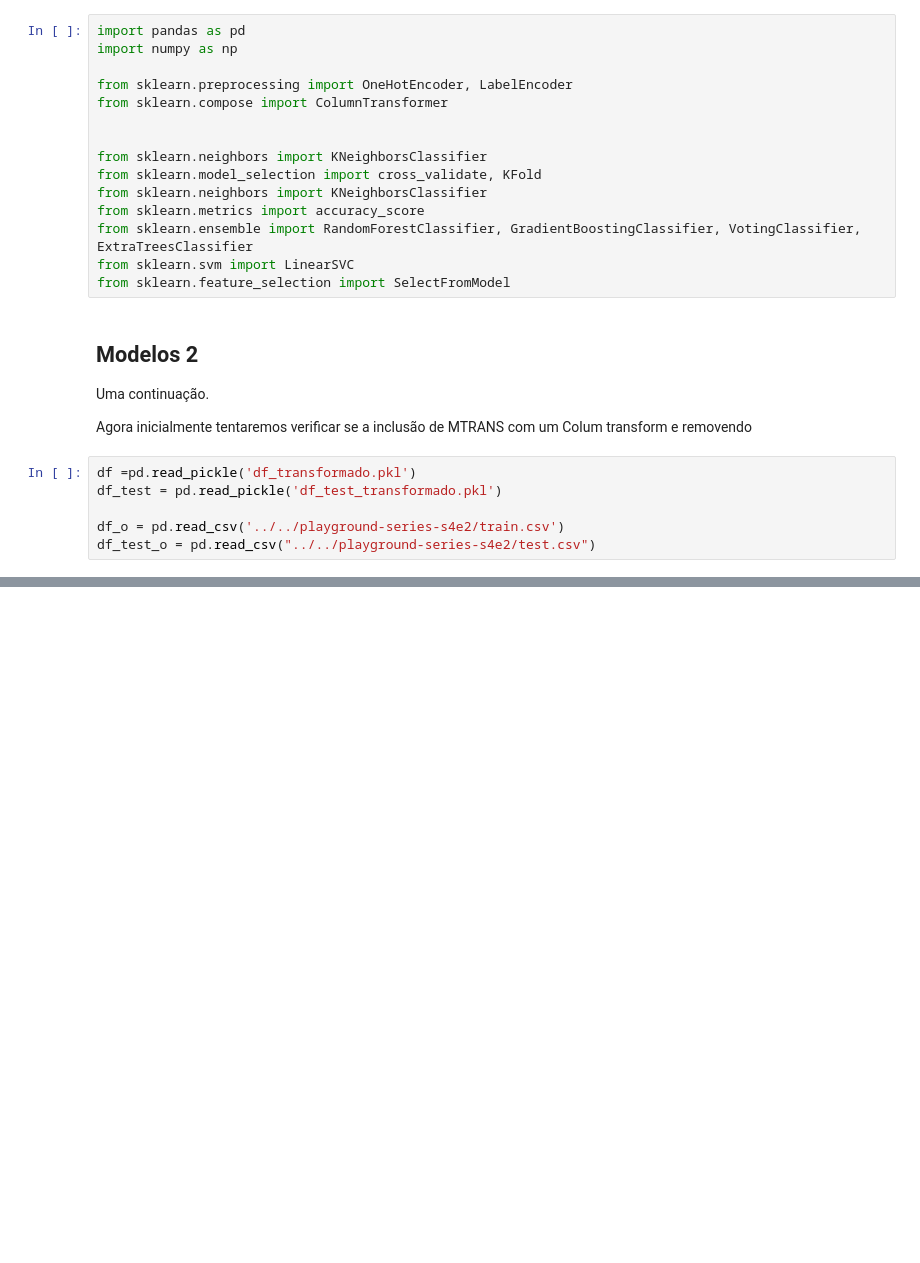
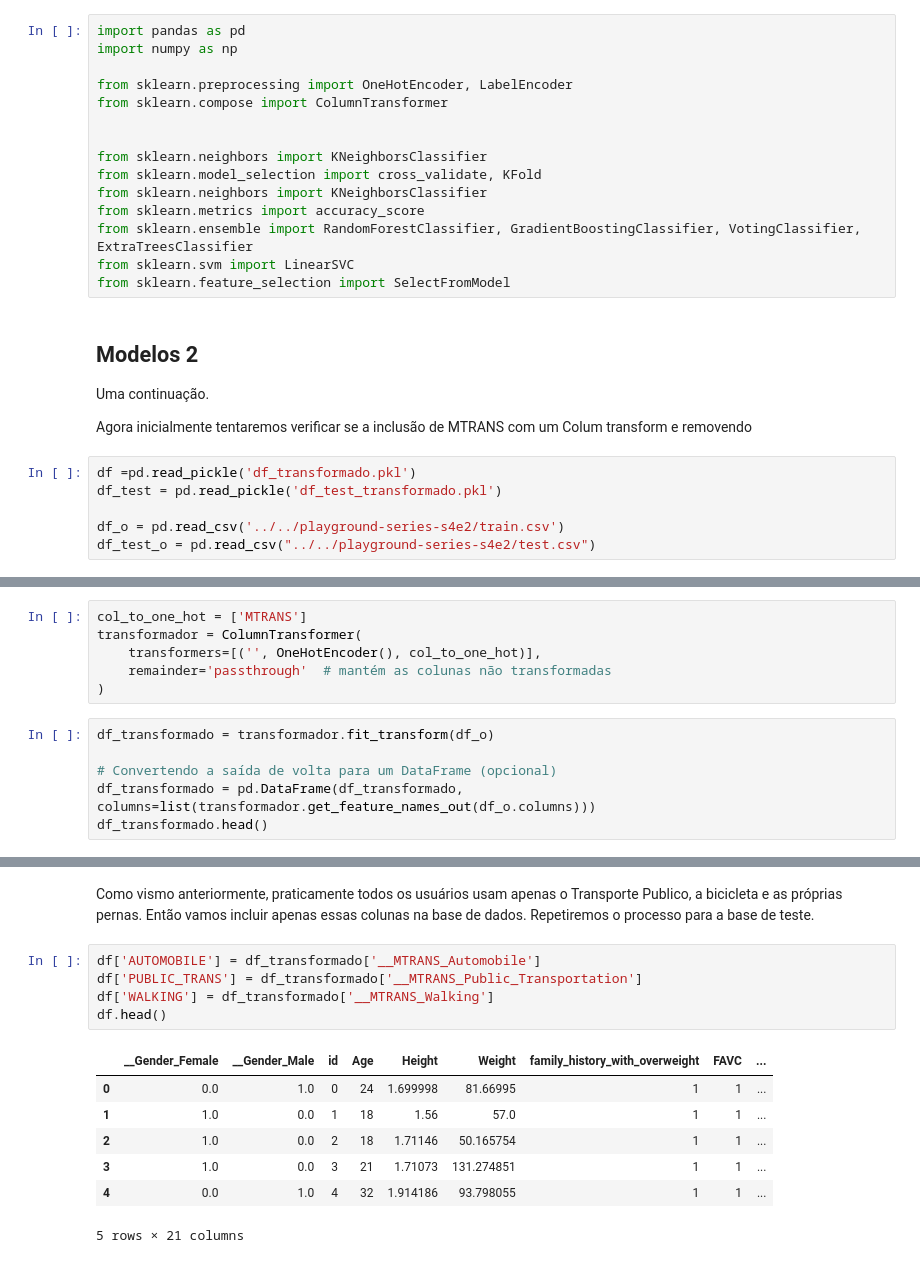
Before and after one commit to laraesquivel/exa864_obsety_risk, a Jupyter notebook: EXA/exploration/models2.ipynb, the cells around one changed output, grey strips where cells are left out. Saved outputs shown, nothing was run; the diff lists cells and outputs as text; blank space fills up the shorter version.

```diff
--- a/EXA/exploration/models2.ipynb
+++ b/EXA/exploration/models2.ipynb
@@ -29,0 +32,12 @@ test
+# %%
+col_to_one_hot = ['MTRANS']
+transformador = ColumnTransformer(
+    transformers=[('', OneHotEncoder(), col_to_one_hot)],
+    remainder='passthrough'  # mantém as colunas não transformadas
+)
+# %%
+df_transformado = transformador.fit_transform(df_o)
+
+# Convertendo a saída de volta para um DataFrame (opcional)
+df_transformado = pd.DataFrame(df_transformado, columns=list(transformador.get_feature_names_out(df_o.columns)))
+df_transformado.head()
@@ -29,0 +52,15 @@ test
+# %% [markdown]
+Como vismo anteriormente, praticamente todos os usuários usam apenas o Transporte Publico, a bicicleta e as próprias pernas. Então vamos incluir apenas essas colunas na base de dados. Repetiremos o processo para a base de teste.
+# %%
+df['AUTOMOBILE'] = df_transformado['__MTRANS_Automobile']
+df['PUBLIC_TRANS'] = df_transformado['__MTRANS_Public_Transportation']
+df['WALKING'] = df_transformado['__MTRANS_Walking']
+df.head()
+# %% [output]
+|  | __Gender_Female | __Gender_Male | id | Age | Height | Weight | family_history_with_overweight | FAVC | ... |
+| 0 | 0.0 | 1.0 | 0 | 24 | 1.699998 | 81.66995 | 1 | 1 | ... |
+| 1 | 1.0 | 0.0 | 1 | 18 | 1.56 | 57.0 | 1 | 1 | ... |
+| 2 | 1.0 | 0.0 | 2 | 18 | 1.71146 | 50.165754 | 1 | 1 | ... |
+| 3 | 1.0 | 0.0 | 3 | 21 | 1.71073 | 131.274851 | 1 | 1 | ... |
+| 4 | 0.0 | 1.0 | 4 | 32 | 1.914186 | 93.798055 | 1 | 1 | ... |
+5 rows × 21 columns
```
Also changed, not shown: parts of 26 cells of this notebook, 2 other files.
